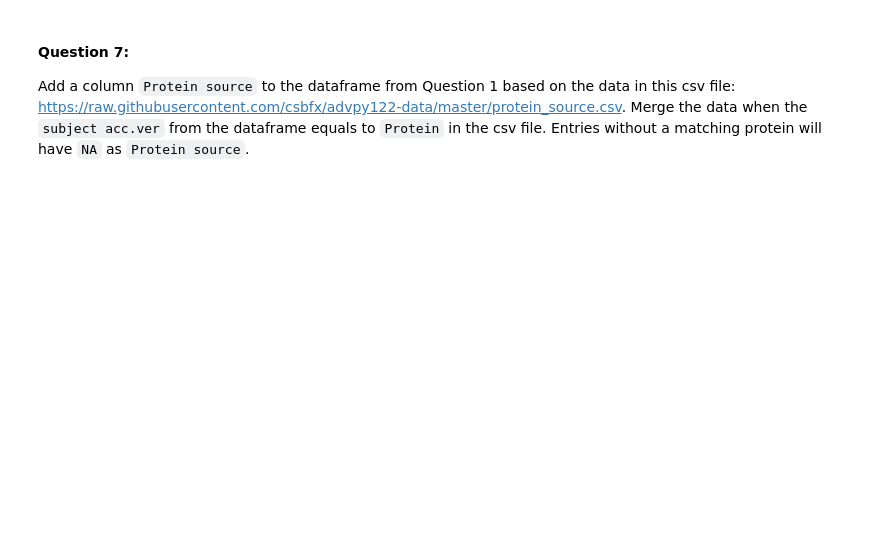
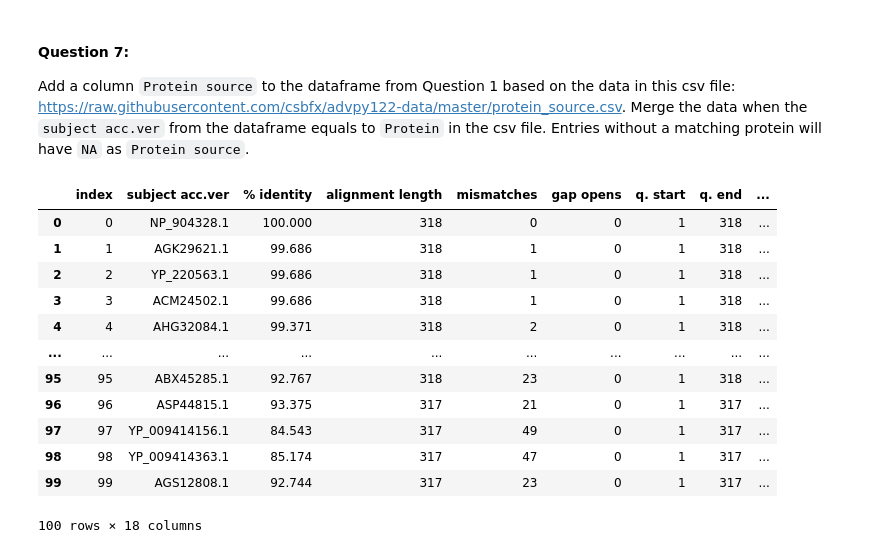
Before and after one commit to salmaibr2/CS133, a Jupyter notebook: Module 3 regression/CS133_F25_M3_HW4_relationship_plt_complicated_data.ipynb, the cells around one changed output. Cells and saved outputs as stored; diff of their text form; code cells hidden in the pictures; blank space fills up the shorter version.

```diff
--- a/Module 3 regression/CS133_F25_M3_HW4_relationship_plt_complicated_data.ipynb
+++ b/Module 3 regression/CS133_F25_M3_HW4_relationship_plt_complicated_data.ipynb
@@ -48,0 +145,26 @@ Add a column `Protein source` to the dataframe from Question 1 based on the data
+# %%
+protein_info = pd.read_csv("https://raw.githubusercontent.com/csbfx/advpy122-data/master/protein_source.csv")
+blast = blast.reset_index()
+
+merged = pd.merge(
+    blast,
+    protein_info,
+    how="left",
+    left_on="subject acc.ver",
+    right_on="Protein"
+)
+merged
+# %% [output]
+|  | index | subject acc.ver | % identity | alignment length | mismatches | gap opens | q. start | q. end | ... |
+| 0 | 0 | NP_904328.1 | 100.000 | 318 | 0 | 0 | 1 | 318 | ... |
+| 1 | 1 | AGK29621.1 | 99.686 | 318 | 1 | 0 | 1 | 318 | ... |
+| 2 | 2 | YP_220563.1 | 99.686 | 318 | 1 | 0 | 1 | 318 | ... |
+| 3 | 3 | ACM24502.1 | 99.686 | 318 | 1 | 0 | 1 | 318 | ... |
+| 4 | 4 | AHG32084.1 | 99.371 | 318 | 2 | 0 | 1 | 318 | ... |
+| ... | ... | ... | ... | ... | ... | ... | ... | ... | ... |
+| 95 | 95 | ABX45285.1 | 92.767 | 318 | 23 | 0 | 1 | 318 | ... |
+| 96 | 96 | ASP44815.1 | 93.375 | 317 | 21 | 0 | 1 | 317 | ... |
+| 97 | 97 | YP_009414156.1 | 84.543 | 317 | 49 | 0 | 1 | 317 | ... |
+| 98 | 98 | YP_009414363.1 | 85.174 | 317 | 47 | 0 | 1 | 317 | ... |
+| 99 | 99 | AGS12808.1 | 92.744 | 317 | 23 | 0 | 1 | 317 | ... |
+100 rows × 18 columns
```
Also changed, not shown: parts of 13 cells of this notebook, 1 other file.
